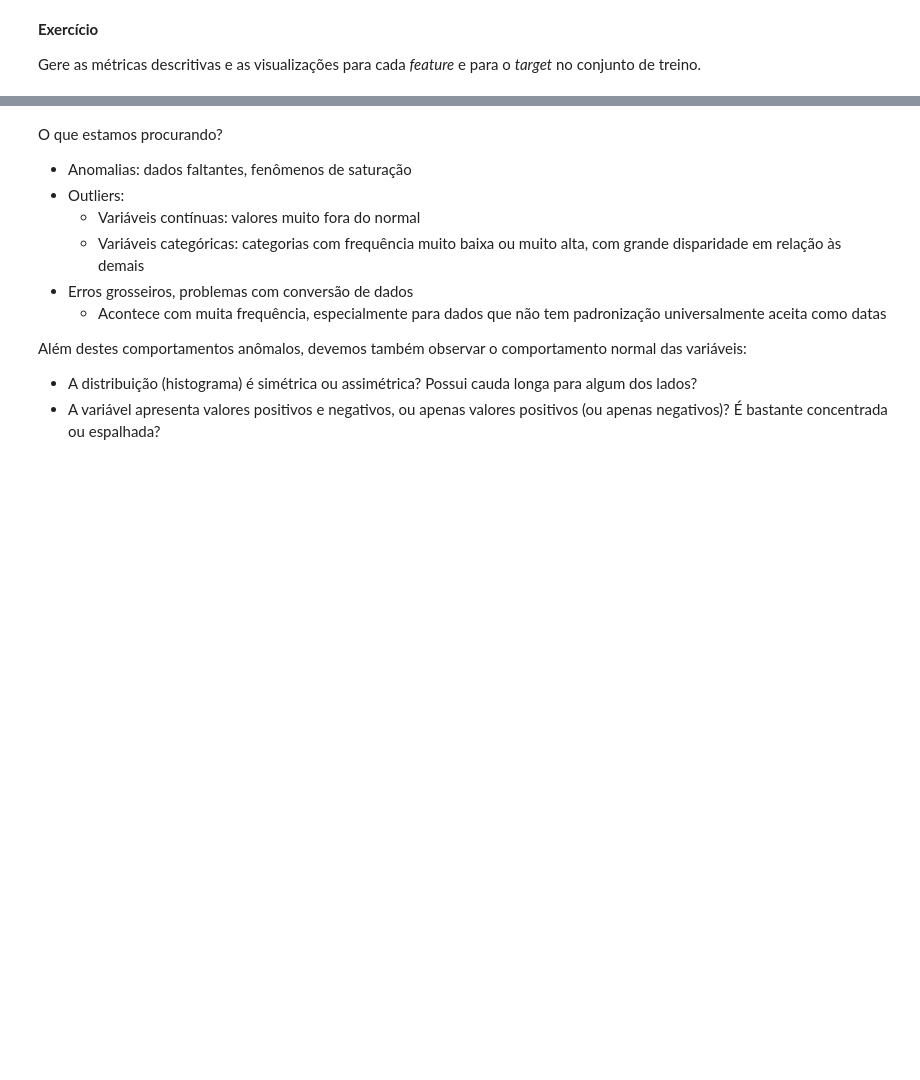
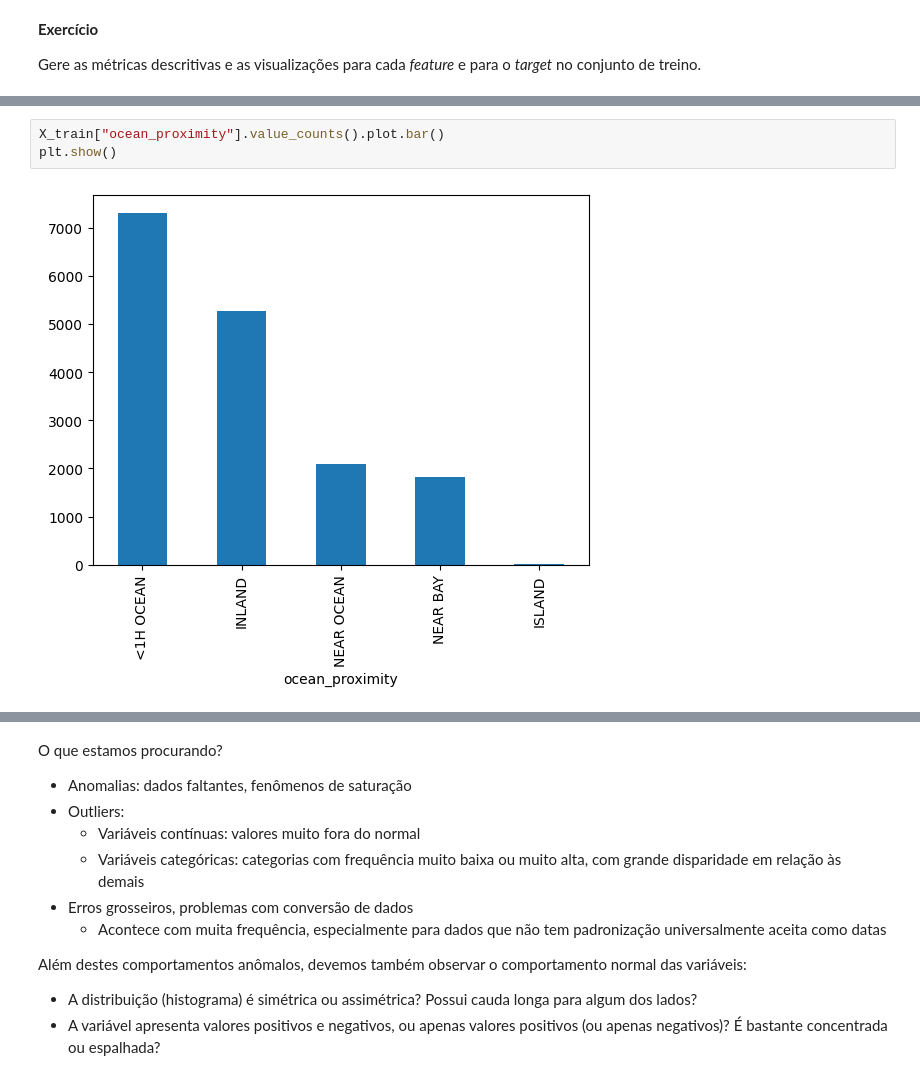
Before and after one commit to guedera/aulasMachineLearning, a Jupyter notebook: Aula02/ML_Aula_2.ipynb, the cells around one changed output, grey strips where cells are left out. Saved outputs shown, nothing was run; the diff lists cells and outputs as text; blank space fills up the shorter version.

```diff
--- a/Aula02/ML_Aula_2.ipynb
+++ b/Aula02/ML_Aula_2.ipynb
@@ -169,0 +252,5 @@ Gere as métricas descritivas e as visualizações para cada *feature* e para o
+# %%
+X_train["ocean_proximity"].value_counts().plot.bar()
+plt.show()
+# %% [output]
+[figure, added]
```
Also changed, not shown: parts of 15 cells of this notebook, 1 other file.
